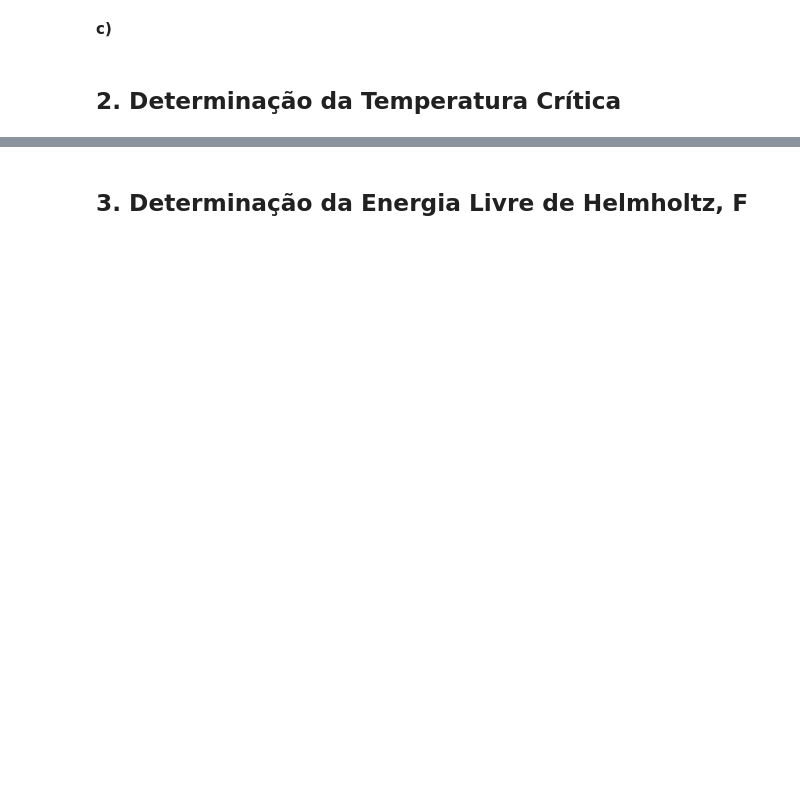
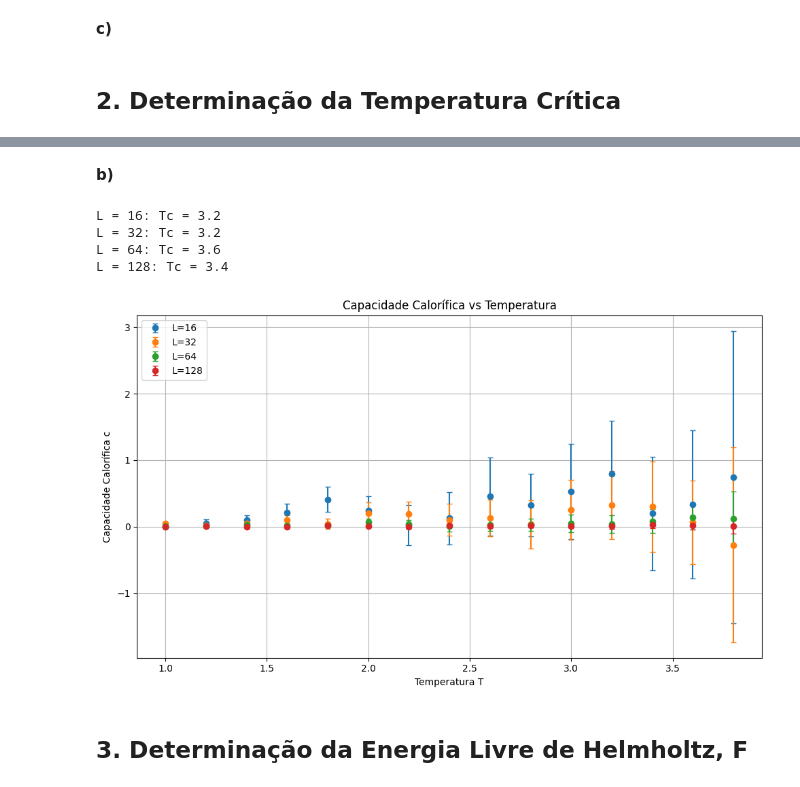
Before and after one commit to RafaelFernandesIST/FC_Grupo22, a Jupyter notebook: Projeto_1/projeto_1.ipynb, the cells around one changed output, grey strips where cells are left out. Saved outputs shown, nothing was run; the diff lists cells and outputs as text; code cells hidden in the pictures; blank space fills up the shorter version.

```diff
--- a/Projeto_1/projeto_1.ipynb
+++ b/Projeto_1/projeto_1.ipynb
@@ -192,2 +236,49 @@ for L in L_array:
+# %% [markdown]
+**b)**
+# %%
+heat_capacities = {L: {'T': [], 'c': [], 'c_err': []} for L in L_array}
+
+def discrete_derivative_for_data(T, Y, Y_err):
+    if len(T) != len(Y):
+        raise ValueError("T and Y must have the same length")
+    dY_values = [(Y[1]-Y[0])/(T[1]-T[0])]
+    Err_values = [np.sqrt(Y_err[0]*Y_err[0] + Y_err[1]*Y_err[1])/(T[1]-T[0])]
+    for i in range(1, len(T)-1):
+        dY_values.append((Y[i+1]-Y[i-1])/(T[i+1]-T[i-1]))
+        Err_values.append(np.sqrt(Y_err[i-1]*Y_err[i-1] + Y_err[i+1]*Y_err[i+1])/(T[i+1]-T[i-1]))
+    dY_values.append((Y[-1]-Y[-2])/(T[-1]-T[-2]))
+    Err_values.append(np.sqrt(Y_err[-1]*Y_err[-1] + Y_err[-2]*Y_err[-2])/(T[-1]-T[-2]))
+    return dY_values, Err_values
+
+for L in L_array:
+    c_values, c_error = discrete_derivative_for_data(results[L]['T'], results[L]['e_mean'], results[L]['e_std'])
+    heat_capacities[L]['T'] = results[L]['T']
+    heat_capacities[L]['c'] = c_values
+    heat_capacities[L]['c_err'] = c_error
+    idx_max = np.argmax(heat_capacities[L]['c'])
+    Tc = heat_capacities[L]['T'][idx_max]
+    print(f"L = {L}: Tc = {Tc:.1f}")
+
+
+# Plot da capacidade calorífica em função de T, com barras de erro
+
+plt.figure(figsize=(10, 6))
+
+for L in L_array:
+    plt.errorbar(heat_capacities[L]['T'], heat_capacities[L]['c'], yerr=heat_capacities[L]['c_err'], fmt='o', capsize=3, label=f'L={L}')
+
+plt.xlabel('Temperatura T')
+plt.ylabel('Capacidade Calorífica c')
+plt.title('Capacidade Calorífica vs Temperatura')
+plt.grid(True)
+plt.legend()
+plt.tight_layout()
+plt.show()
+# %% [output]
+L = 16: Tc = 3.2
+L = 32: Tc = 3.2
+L = 64: Tc = 3.6
+L = 128: Tc = 3.4
+[figure, added]
 # %% [markdown]
 ## 3. Determinação da Energia Livre de Helmholtz, F
```
Also changed, not shown: parts of 4 cells of this notebook.
